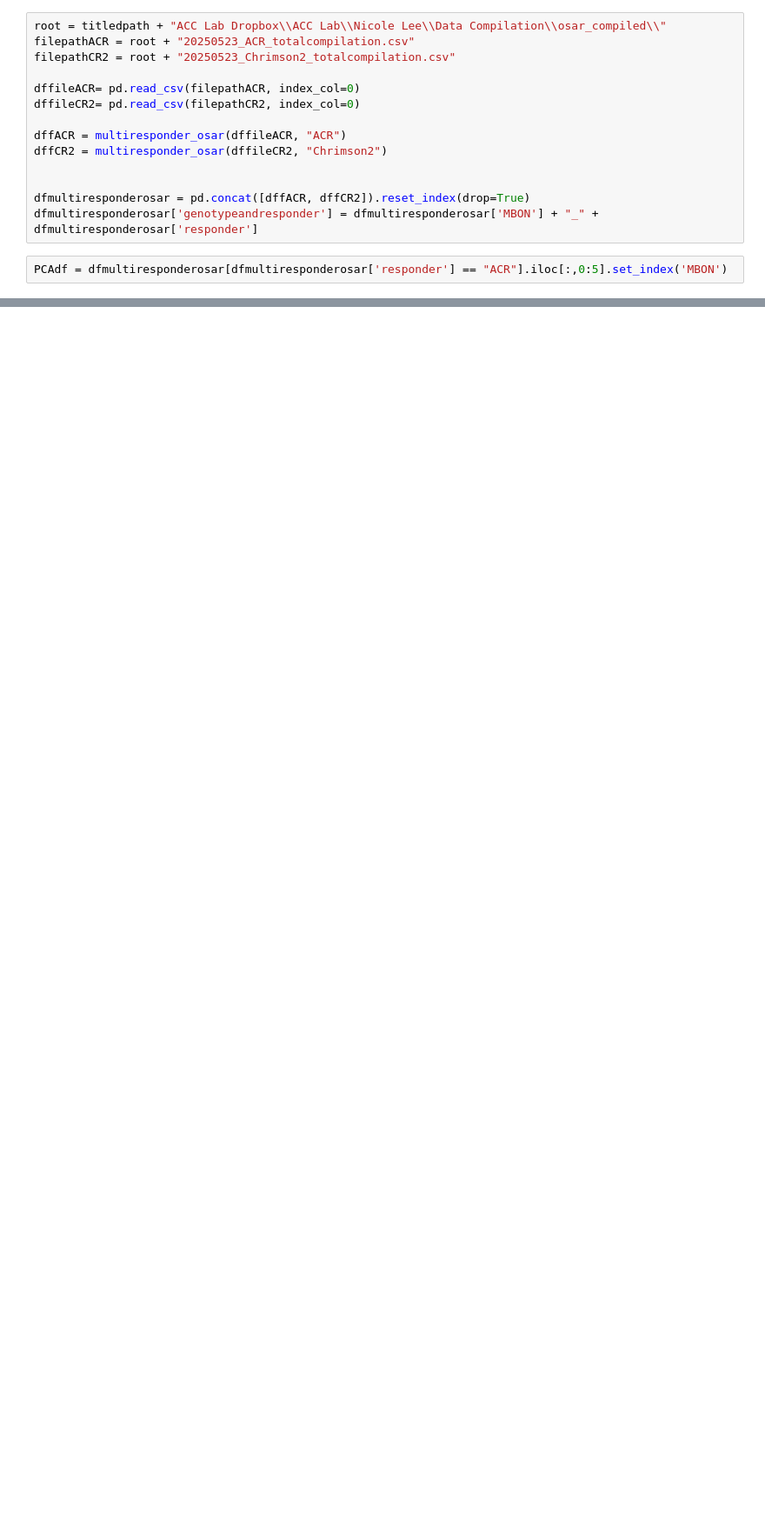
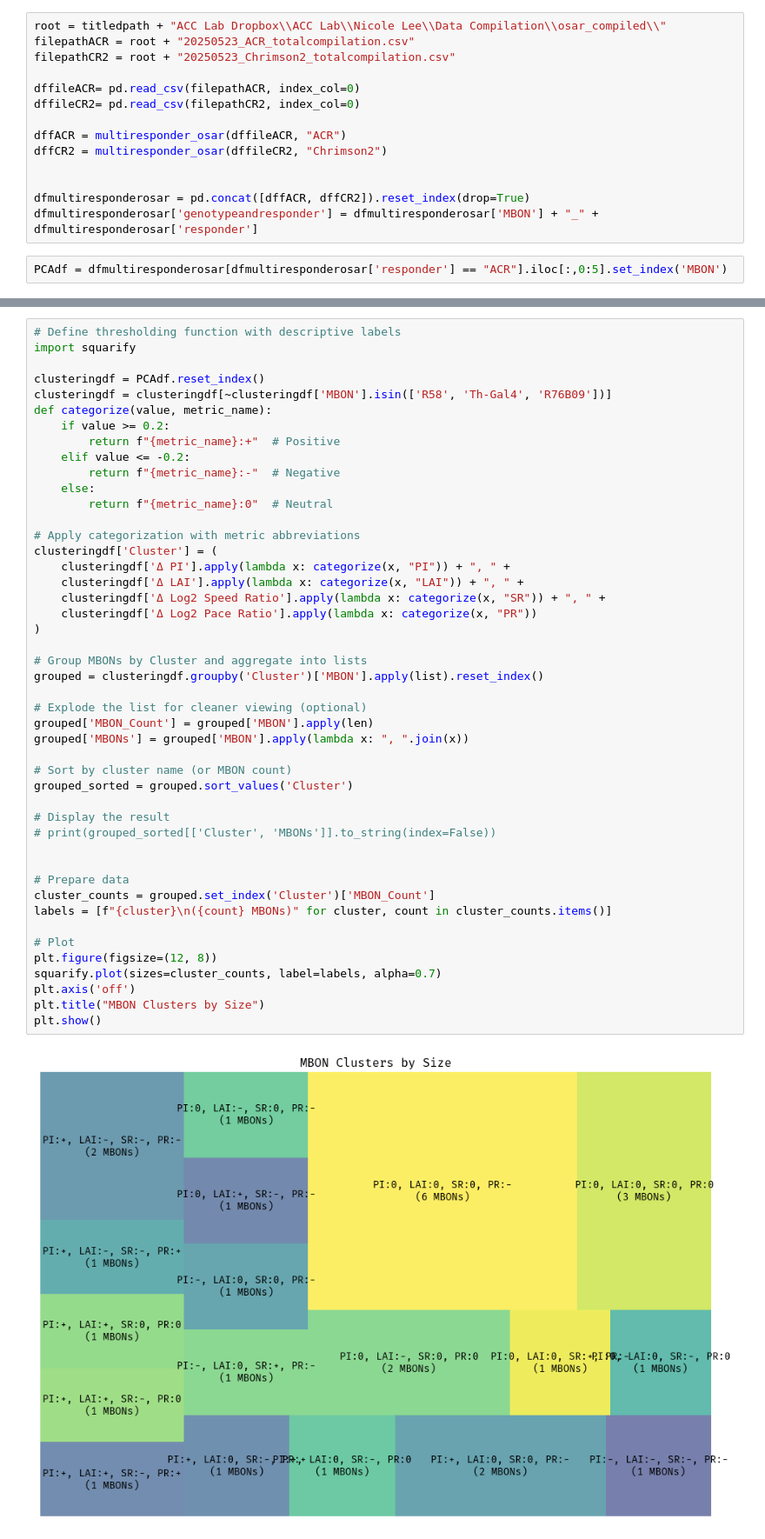
Before and after one commit to lnicole08/OSAR-Nicole-version, a Jupyter notebook: Falling-OSAR classification.ipynb, the cells around one changed output, grey strips where cells are left out. Shown at 87% size. Drawn from its saved outputs; the diff is of its cells as text; blank space fills up the shorter version.

```diff
--- a/Falling-OSAR classification.ipynb
+++ b/Falling-OSAR classification.ipynb
@@ -615,0 +675,48 @@ plt.show()
+# %%
+# Define thresholding function with descriptive labels
+import squarify
+
+clusteringdf = PCAdf.reset_index()
+clusteringdf = clusteringdf[~clusteringdf['MBON'].isin(['R58', 'Th-Gal4', 'R76B09'])]
+def categorize(value, metric_name):
+    if value >= 0.2:
+        return f"{metric_name}:+"  # Positive
+    elif value <= -0.2:
+        return f"{metric_name}:-"  # Negative
+    else:
+        return f"{metric_name}:0"  # Neutral
+
+# Apply categorization with metric abbreviations
+clusteringdf['Cluster'] = (
+    clusteringdf['Δ PI'].apply(lambda x: categorize(x, "PI")) + ", " +
+    clusteringdf['Δ LAI'].apply(lambda x: categorize(x, "LAI")) + ", " +
+    clusteringdf['Δ Log2 Speed Ratio'].apply(lambda x: categorize(x, "SR")) + ", " +
+    clusteringdf['Δ Log2 Pace Ratio'].apply(lambda x: categorize(x, "PR"))
+)
+
+# Group MBONs by Cluster and aggregate into lists
+grouped = clusteringdf.groupby('Cluster')['MBON'].apply(list).reset_index()
+
+# Explode the list for cleaner viewing (optional)
+grouped['MBON_Count'] = grouped['MBON'].apply(len)
+grouped['MBONs'] = grouped['MBON'].apply(lambda x: ", ".join(x))
+
+# Sort by cluster name (or MBON count)
+grouped_sorted = grouped.sort_values('Cluster')
+
+# Display the result
+# print(grouped_sorted[['Cluster', 'MBONs']].to_string(index=False))
+
+
+# Prepare data
+cluster_counts = grouped.set_index('Cluster')['MBON_Count']
+labels = [f"{cluster}\n({count} MBONs)" for cluster, count in cluster_counts.items()]
+
+# Plot
+plt.figure(figsize=(12, 8))
+squarify.plot(sizes=cluster_counts, label=labels, alpha=0.7)
+plt.axis('off')
+plt.title("MBON Clusters by Size")
+plt.show()
+# %% [output]
+[figure, added]
```
Also changed, not shown: parts of 15 cells of this notebook.
